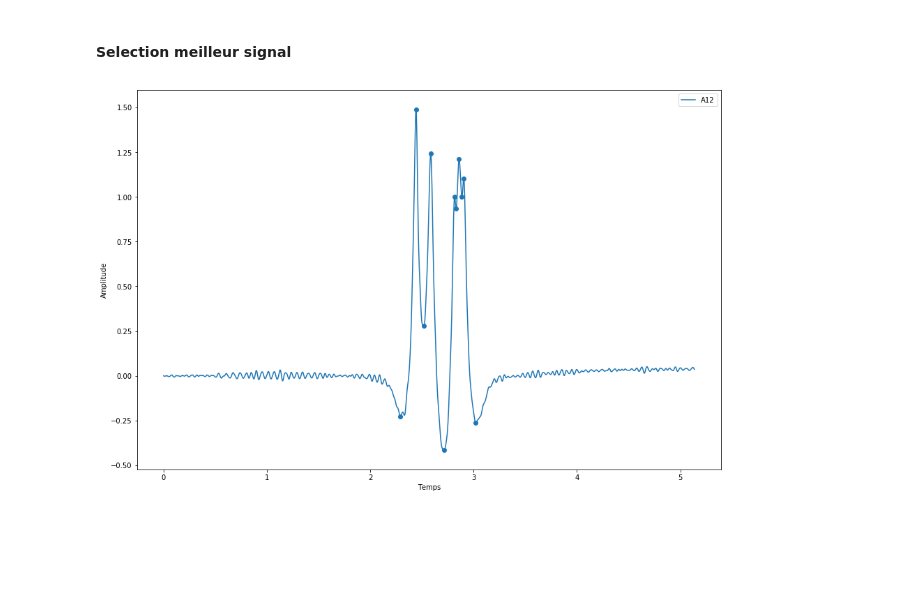
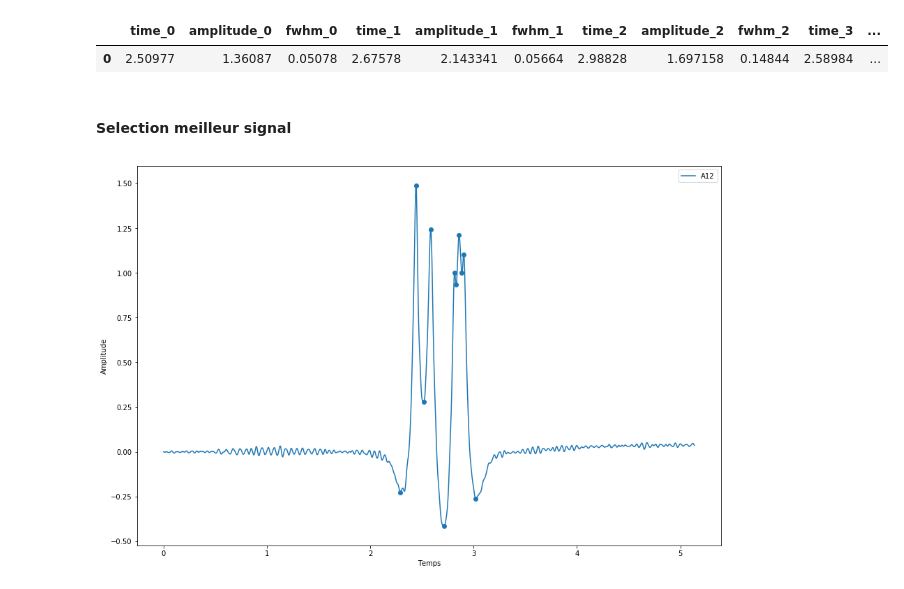
Before and after one commit to brouailalexandre/pesage-par-pont, a Jupyter notebook: Jupyter notebook/Conversion fichier txt.ipynb, the cells around one changed output. Saved outputs shown, nothing was run; the diff lists cells and outputs as text; code cells hidden in the pictures; blank space fills up the shorter version.

```diff
--- a/Jupyter notebook/Conversion fichier txt.ipynb
+++ b/Jupyter notebook/Conversion fichier txt.ipynb
@@ -79,3 +86,8 @@ sig.show()
+# %%
+sig.to_df()
+# %% [output]
+|  | time_0 | amplitude_0 | fwhm_0 | time_1 | amplitude_1 | fwhm_1 | time_2 | amplitude_2 | fwhm_2 | time_3 | ... |
+| 0 | 2.50977 | 1.36087 | 0.05078 | 2.67578 | 2.143341 | 0.05664 | 2.98828 | 1.697158 | 0.14844 | 2.58984 | ... |
 # %% [markdown]
 #### Selection meilleur signal
 # %%
```
Also changed, not shown: parts of 11 cells of this notebook, 1 other file.
